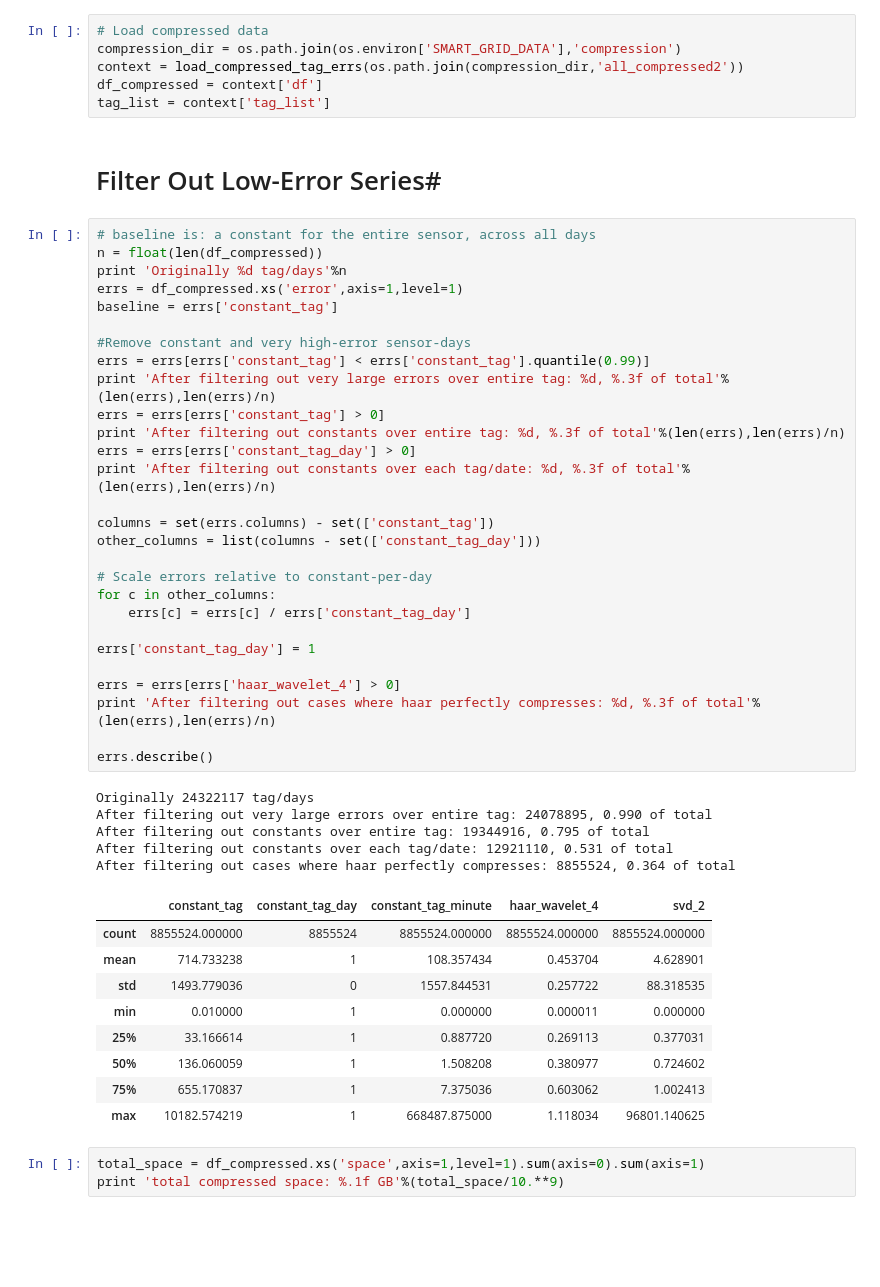
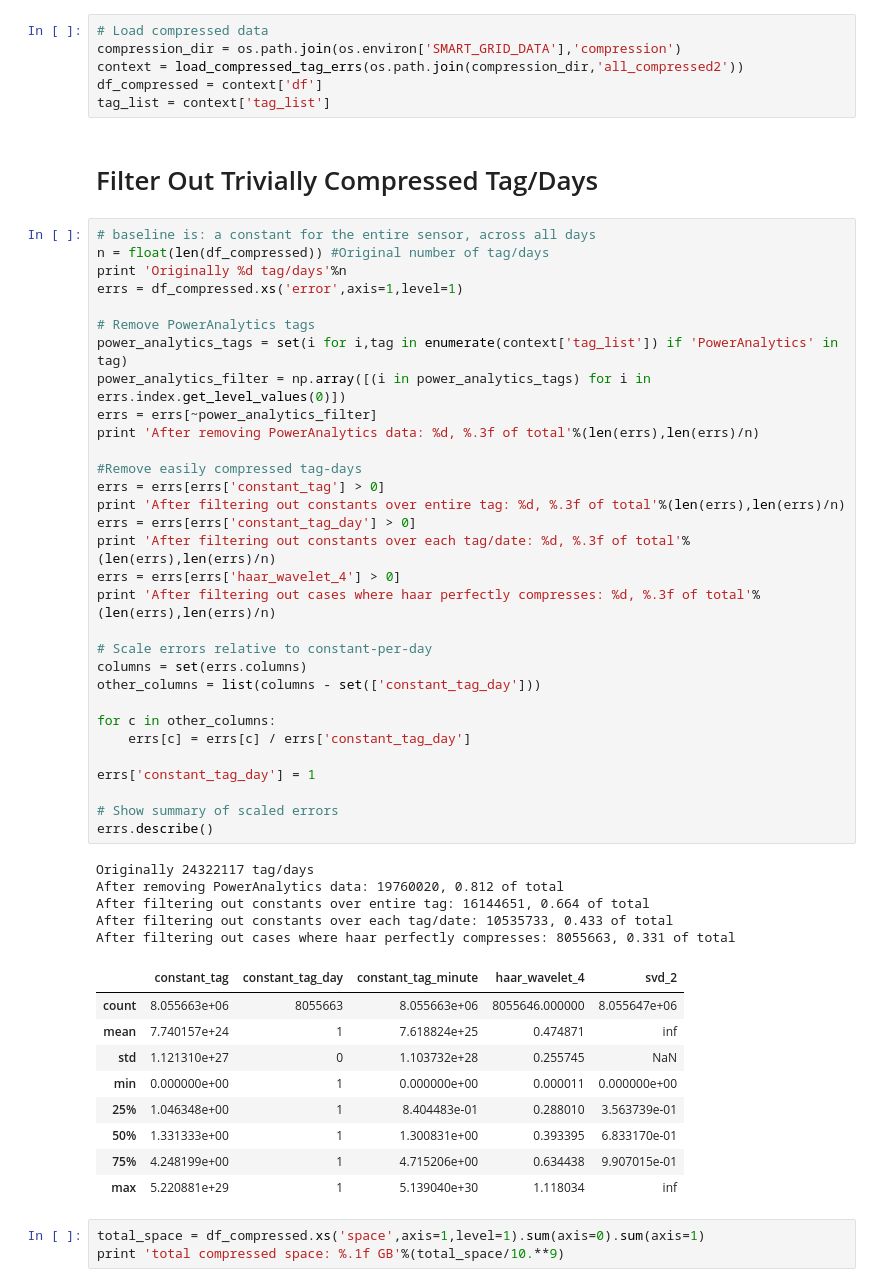
Before and after one commit to melkherj/SmartGridProject, a Jupyter notebook: notebooks/Compression_Performance.ipynb, the cells around one changed output. Cells and saved outputs as stored; diff of their text form; blank space fills up the shorter version.

Commit message:
Broke down tag-days by error, ran outlier detection

```diff
--- a/notebooks/Compression_Performance.ipynb
+++ b/notebooks/Compression_Performance.ipynb
@@ -51,50 +51,53 @@ context = load_compressed_tag_errs(os.path.join(compression_dir,'all_compressed2
 df_compressed = context['df']
 tag_list = context['tag_list']
 # %% [markdown]
-# Filter Out Low-Error Series#
+# Filter Out Trivially Compressed Tag/Days #
 # %%
 # baseline is: a constant for the entire sensor, across all days
-n = float(len(df_compressed))
+n = float(len(df_compressed)) #Original number of tag/days
 print 'Originally %d tag/days'%n
 errs = df_compressed.xs('error',axis=1,level=1)
-baseline = errs['constant_tag']
 
-#Remove constant and very high-error sensor-days
-errs = errs[errs['constant_tag'] < errs['constant_tag'].quantile(0.99)]
-print 'After filtering out very large errors over entire tag: %d, %.3f of total'%(len(errs),len(errs)/n)
+# Remove PowerAnalytics tags
+power_analytics_tags = set(i for i,tag in enumerate(context['tag_list']) if 'PowerAnalytics' in tag)
+power_analytics_filter = np.array([(i in power_analytics_tags) for i in errs.index.get_level_values(0)])
+errs = errs[~power_analytics_filter]
+print 'After removing PowerAnalytics data: %d, %.3f of total'%(len(errs),len(errs)/n)
+
+#Remove easily compressed tag-days
 errs = errs[errs['constant_tag'] > 0]
 print 'After filtering out constants over entire tag: %d, %.3f of total'%(len(errs),len(errs)/n)
 errs = errs[errs['constant_tag_day'] > 0]
 print 'After filtering out constants over each tag/date: %d, %.3f of total'%(len(errs),len(errs)/n)
+errs = errs[errs['haar_wavelet_4'] > 0]
+print 'After filtering out cases where haar perfectly compresses: %d, %.3f of total'%(len(errs),len(errs)/n)
 
-columns = set(errs.columns) - set(['constant_tag'])
+# Scale errors relative to constant-per-day
+columns = set(errs.columns)
 other_columns = list(columns - set(['constant_tag_day']))
 
-# Scale errors relative to constant-per-day
 for c in other_columns:
     errs[c] = errs[c] / errs['constant_tag_day']
 
 errs['constant_tag_day'] = 1
 
-errs = errs[errs['haar_wavelet_4'] > 0]
-print 'After filtering out cases where haar perfectly compresses: %d, %.3f of total'%(len(errs),len(errs)/n)
-
+# Show summary of scaled errors
 errs.describe()
 # %% [output]
 Originally 24322117 tag/days
-After filtering out very large errors over entire tag: 24078895, 0.990 of total
-After filtering out constants over entire tag: 19344916, 0.795 of total
-After filtering out constants over each tag/date: 12921110, 0.531 of total
-After filtering out cases where haar perfectly compresses: 8855524, 0.364 of total
+After removing PowerAnalytics data: 19760020, 0.812 of total
+After filtering out constants over entire tag: 16144651, 0.664 of total
+After filtering out constants over each tag/date: 10535733, 0.433 of total
+After filtering out cases where haar perfectly compresses: 8055663, 0.331 of total
 |  | constant_tag | constant_tag_day | constant_tag_minute | haar_wavelet_4 | svd_2 |
-| count | 8855524.000000 | 8855524 | 8855524.000000 | 8855524.000000 | 8855524.000000 |
-| mean | 714.733238 | 1 | 108.357434 | 0.453704 | 4.628901 |
-| std | 1493.779036 | 0 | 1557.844531 | 0.257722 | 88.318535 |
-| min | 0.010000 | 1 | 0.000000 | 0.000011 | 0.000000 |
-| 25% | 33.166614 | 1 | 0.887720 | 0.269113 | 0.377031 |
-| 50% | 136.060059 | 1 | 1.508208 | 0.380977 | 0.724602 |
-| 75% | 655.170837 | 1 | 7.375036 | 0.603062 | 1.002413 |
-| max | 10182.574219 | 1 | 668487.875000 | 1.118034 | 96801.140625 |
+| count | 8.055663e+06 | 8055663 | 8.055663e+06 | 8055646.000000 | 8.055647e+06 |
+| mean | 7.740157e+24 | 1 | 7.618824e+25 | 0.474871 | inf |
+| std | 1.121310e+27 | 0 | 1.103732e+28 | 0.255745 | NaN |
+| min | 0.000000e+00 | 1 | 0.000000e+00 | 0.000011 | 0.000000e+00 |
+| 25% | 1.046348e+00 | 1 | 8.404483e-01 | 0.288010 | 3.563739e-01 |
+| 50% | 1.331333e+00 | 1 | 1.300831e+00 | 0.393395 | 6.833170e-01 |
+| 75% | 4.248199e+00 | 1 | 4.715206e+00 | 0.634438 | 9.907015e-01 |
+| max | 5.220881e+29 | 1 | 5.139040e+30 | 1.118034 | inf |
 # %%
 total_space = df_compressed.xs('space',axis=1,level=1).sum(axis=0).sum(axis=1)
 print 'total compressed space: %.1f GB'%(total_space/10.**9)
```
Also changed, not shown: parts of 23 cells of this notebook, 1 other file.
